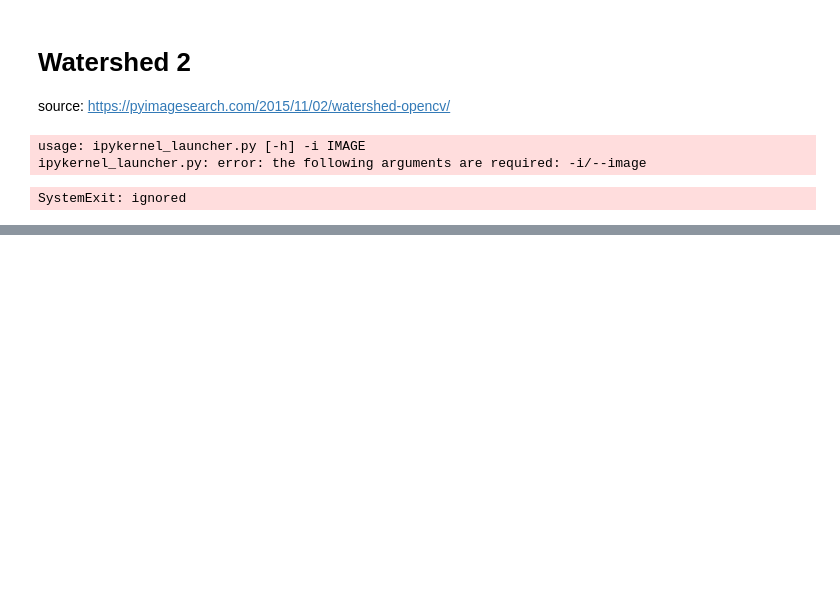
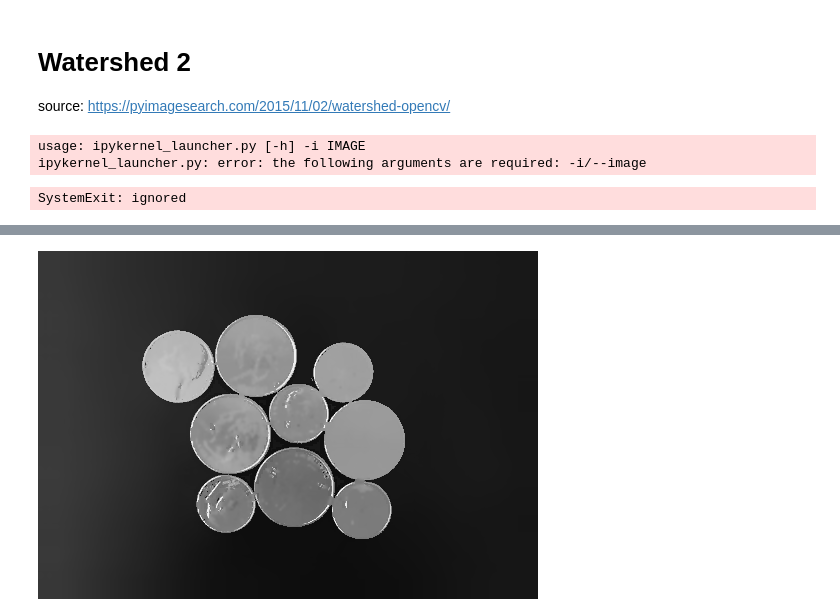
Before and after one commit to Alexanderdivv/my-libOnPython, a Jupyter notebook: introOpenCv+Watershed.ipynb, the cells around one changed output, grey strips where cells are left out. Cells and saved outputs as stored; diff of their text form; code cells hidden in the pictures; blank space fills up the shorter version.

```diff
--- a/introOpenCv+Watershed.ipynb
+++ b/introOpenCv+Watershed.ipynb
@@ -145,0 +160,7 @@ SystemExit: ignored
+# %%
+# image_blur = cv2.medianBlur(image, 1)
+shifted = cv2.pyrMeanShiftFiltering(image, 21, 51)
+gray = cv2.cvtColor(shifted, cv2.COLOR_BGR2GRAY)
+cv2_imshow(gray)
+# %% [output]
+[figure, added]
```
Also changed, not shown: parts of 9 cells of this notebook.
